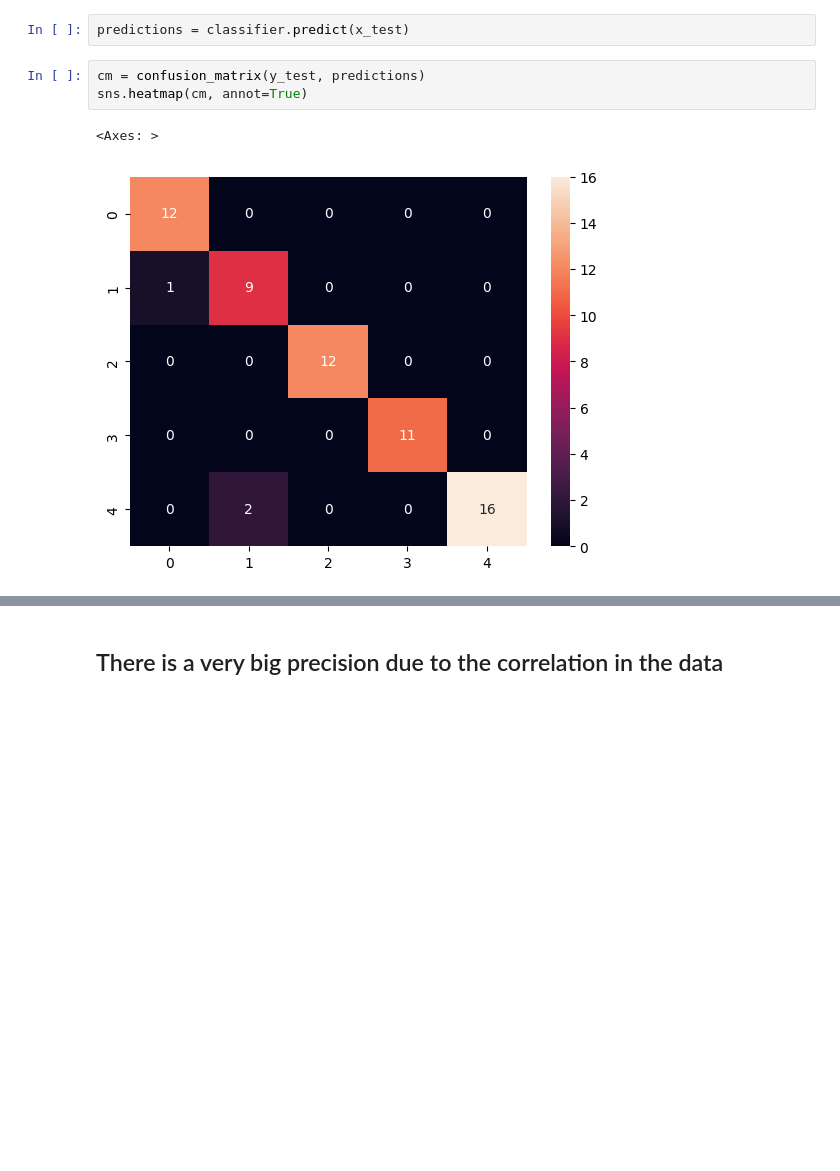
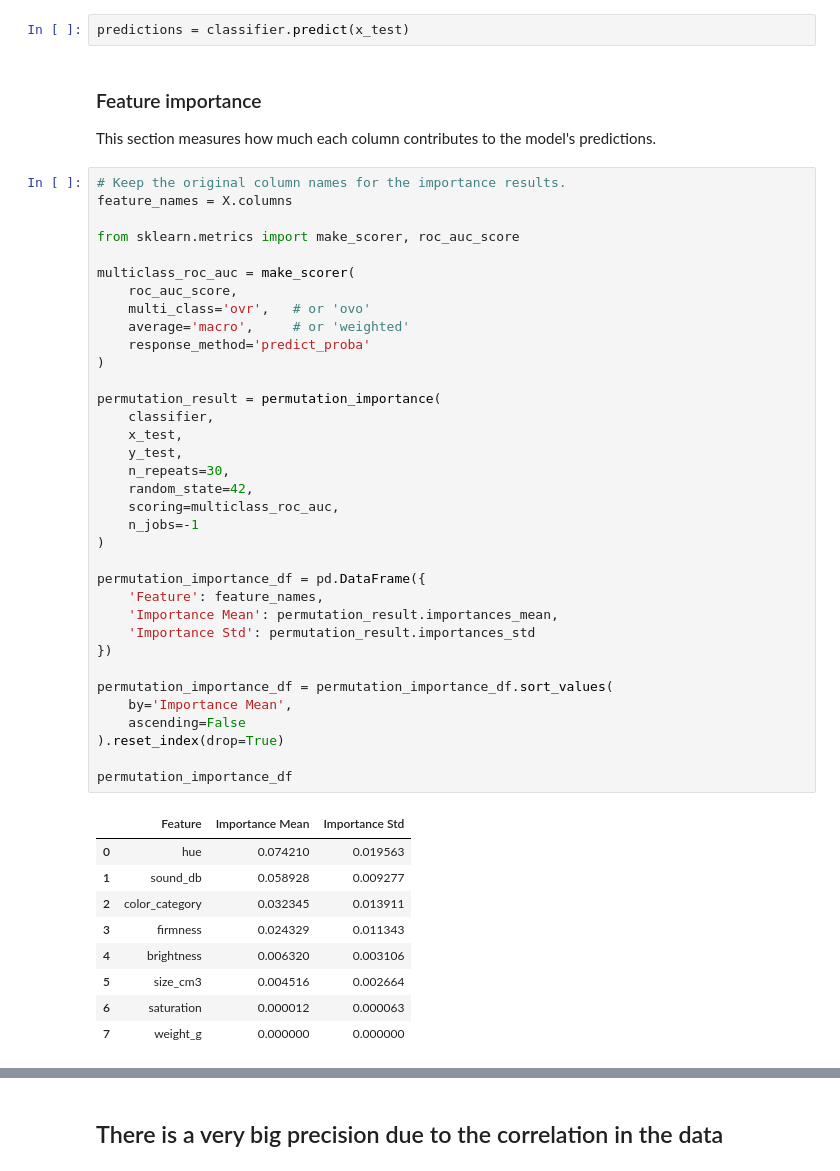
Before and after one commit to miguelestradam3/avocados_ripeness, a Jupyter notebook: main.ipynb, the cells around one changed output, grey strips where cells are left out. Cells and saved outputs as stored; diff of their text form; blank space fills up the shorter version.

```diff
--- a/main.ipynb
+++ b/main.ipynb
@@ -117,9 +118,51 @@ classifier.fit(x_train_smote, y_train_smote)
 LogisticRegression()
 # %%
 predictions = classifier.predict(x_test)
-# %%
-cm = confusion_matrix(y_test, predictions)
-sns.heatmap(cm, annot=True)
-# %% [output]
-<Axes: >
-[figure, removed]
+# %% [markdown]
+### Feature importance
+This section measures how much each column contributes to the model's predictions.
+# %%
+# Keep the original column names for the importance results.
+feature_names = X.columns
+
+from sklearn.metrics import make_scorer, roc_auc_score
+
+multiclass_roc_auc = make_scorer(
+    roc_auc_score,
+    multi_class='ovr',   # or 'ovo'
+    average='macro',     # or 'weighted'
+    response_method='predict_proba'
+)
+
+permutation_result = permutation_importance(
+    classifier,
+    x_test,
+    y_test,
+    n_repeats=30,
+    random_state=42,
+    scoring=multiclass_roc_auc,
+    n_jobs=-1
+)
+
+permutation_importance_df = pd.DataFrame({
+    'Feature': feature_names,
+    'Importance Mean': permutation_result.importances_mean,
+    'Importance Std': permutation_result.importances_std
+})
+
+permutation_importance_df = permutation_importance_df.sort_values(
+    by='Importance Mean',
+    ascending=False
+).reset_index(drop=True)
+
+permutation_importance_df
+# %% [output]
+|  | Feature | Importance Mean | Importance Std |
+| 0 | hue | 0.074210 | 0.019563 |
+| 1 | sound_db | 0.058928 | 0.009277 |
+| 2 | color_category | 0.032345 | 0.013911 |
+| 3 | firmness | 0.024329 | 0.011343 |
+| 4 | brightness | 0.006320 | 0.003106 |
+| 5 | size_cm3 | 0.004516 | 0.002664 |
+| 6 | saturation | 0.000012 | 0.000063 |
+| 7 | weight_g | 0.000000 | 0.000000 |
```
Also changed, not shown: parts of 12 cells of this notebook.
